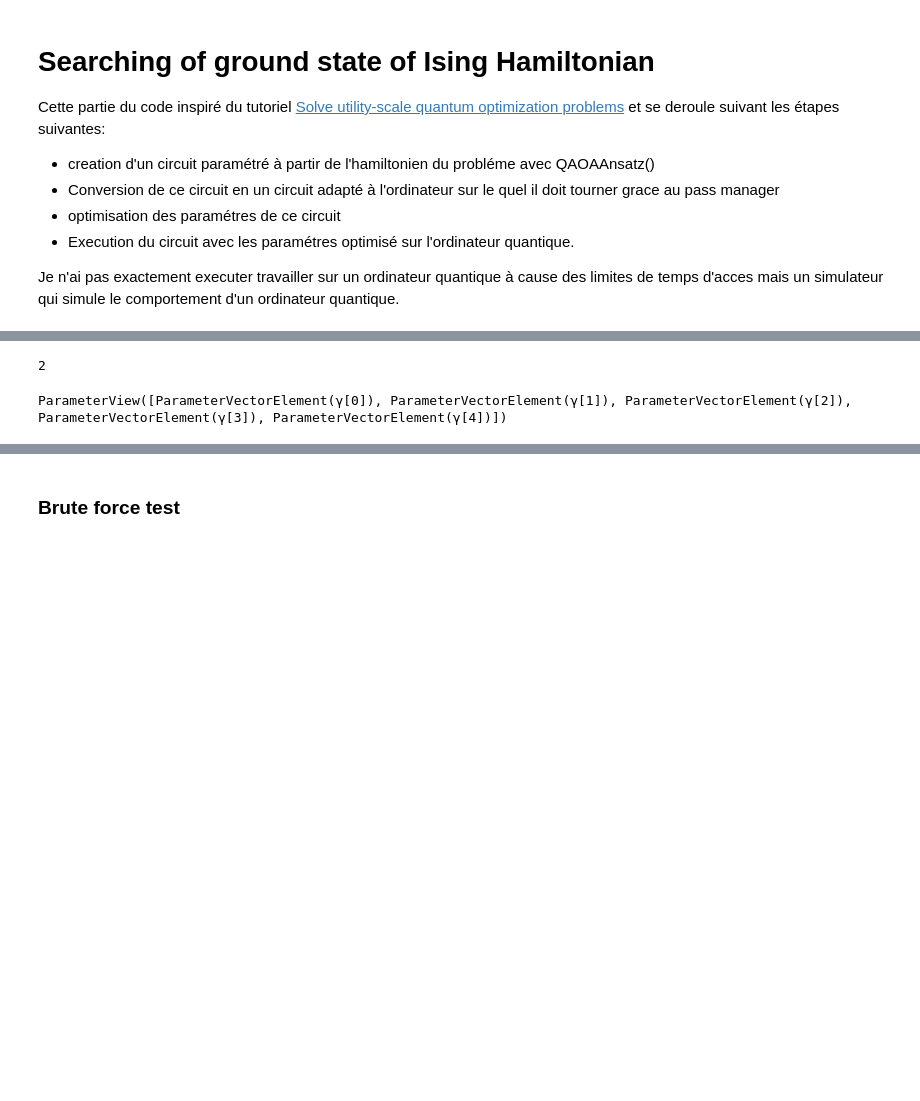
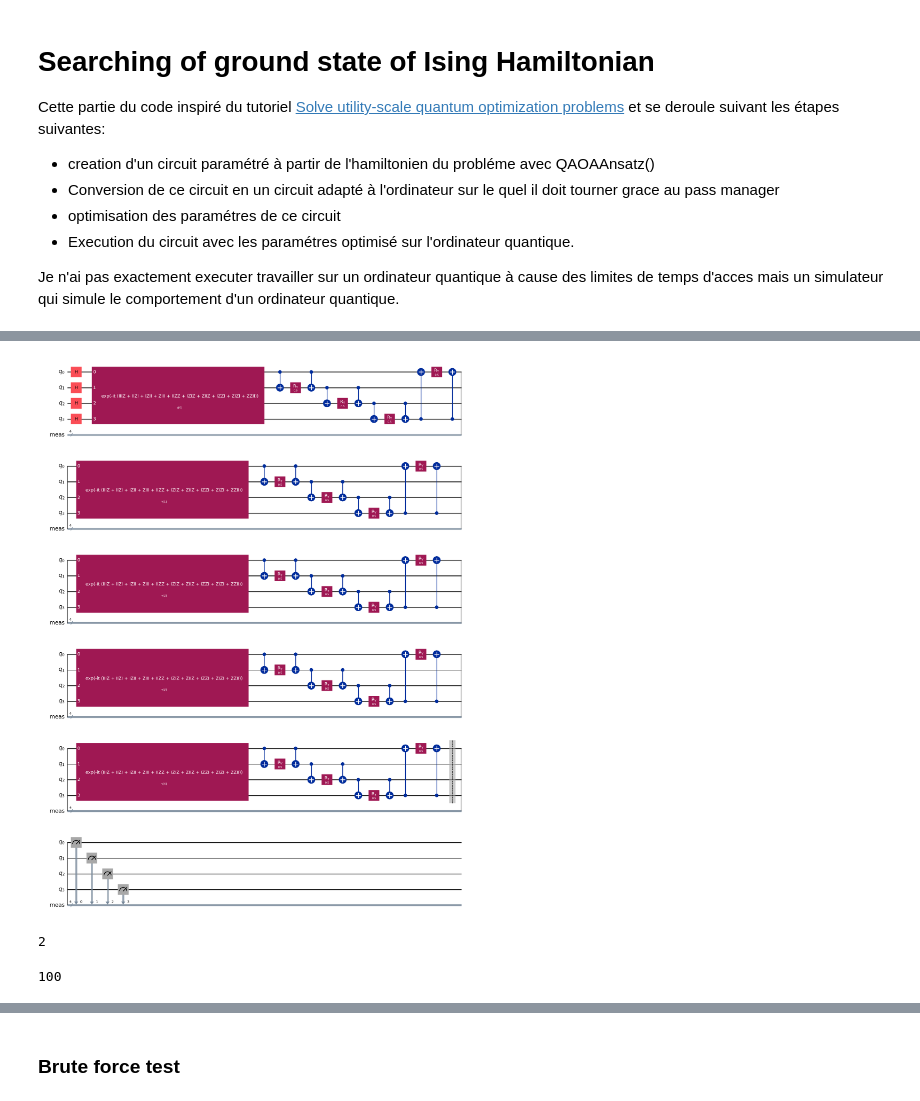
Before and after one commit to darkmatter2000/Clinical-Trial-Optimization-, a Jupyter notebook: cto_qiskit.ipynb, the cells around one changed output, grey strips where cells are left out. Saved outputs shown, nothing was run; the diff lists cells and outputs as text; code cells hidden in the pictures; blank space fills up the shorter version.

```diff
--- a/cto_qiskit.ipynb
+++ b/cto_qiskit.ipynb
@@ -723,11 +762,15 @@ circuit.draw('mpl' , fold = False , scale = 1 , idle_wires = False)
+# %%
+circuit.decompose().draw('mpl')
+# %% [output]
+[figure, added]
 # %%
 circuit.depth()
 # %% [output]
 2
-# %%
-circuit.parameters
-# %% [output]
-ParameterView([ParameterVectorElement(γ[0]), ParameterVectorElement(γ[1]), ParameterVectorElement(γ[2]), ParameterVectorElement(γ[3]), ParameterVectorElement(γ[4])])
+# %%
+len(circuit.parameters)
+# %% [output]
+100
 # %%
 from qiskit_ibm_runtime import QiskitRuntimeService
 from qiskit_aer import AerSimulator
```
Also changed, not shown: parts of 19 cells of this notebook.
